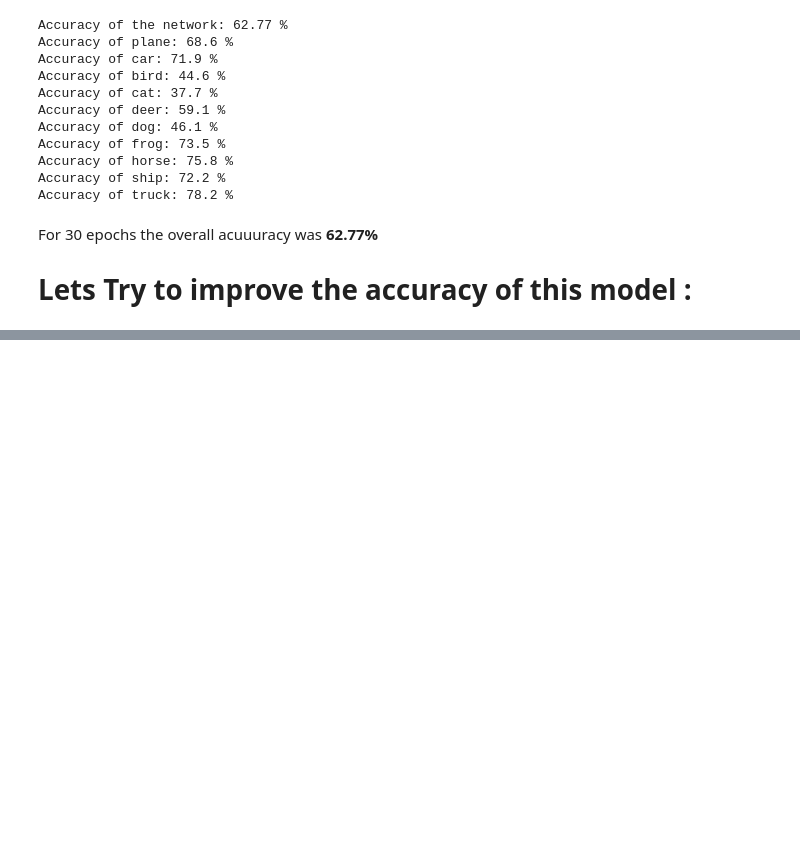
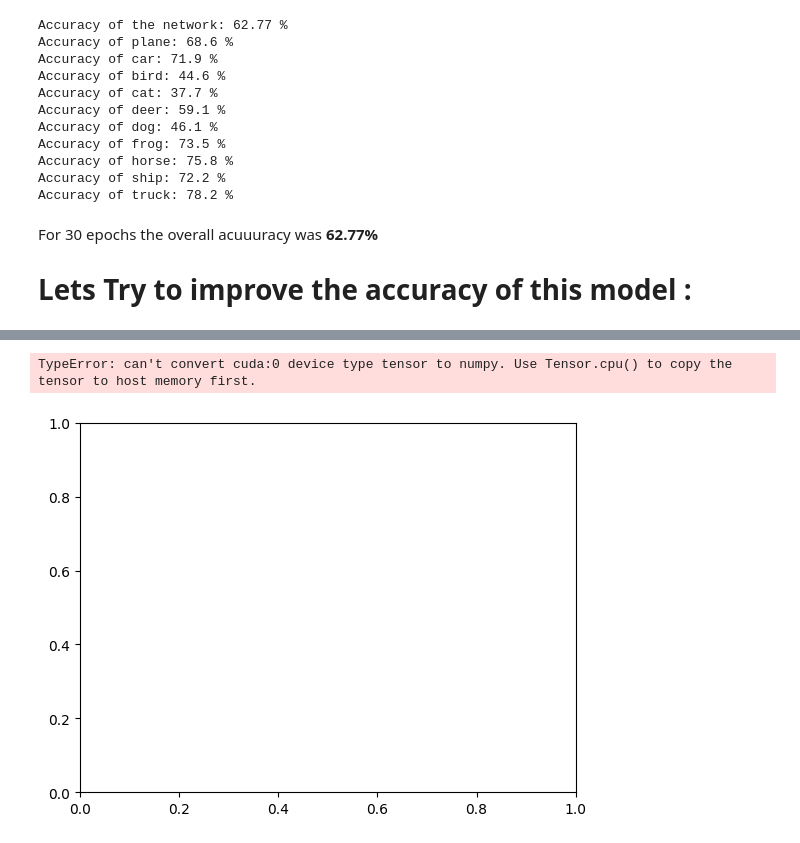
Before and after one commit to praymesh/CNN_CIFAR10, a Jupyter notebook: cifar.ipynb, the cells around one changed output, grey strips where cells are left out. Cells and saved outputs as stored; diff of their text form; code cells hidden in the pictures; blank space fills up the shorter version.

```diff
--- a/cifar.ipynb
+++ b/cifar.ipynb
@@ -161,0 +164,17 @@ For 30 epochs the overall acuuuracy was **62.77%**
+# %%
+t = transform.Compose([
+    transforms.RandomHorizontalFlip(),
+    transform.ToTensor(),
+    transform.Normalize((0.5, 0.5, 0.5), (0.5, 0.5, 0.5))
+])
+# %%
+#loading the dataset
+train_dataset = torchvision.datasets.CIFAR10(root='./data', train=True, download=True, transform=t)
+test_dataset = torchvision.datasets.CIFAR10(root='./data', train=False, download=True, transform=t)
+train_loader = torch.utils.data.DataLoader(dataset=train_dataset, batch_size=64, shuffle=True)
+test_loader = torch.utils.data.DataLoader(dataset=test_dataset, batch_size=64, shuffle=False)
+classes = ('plane', 'car', 'bird', 'cat', 'deer', 'dog', 'frog', 'horse', 'ship', 'truck')
+print(len(train_dataset))
+print(len(test_dataset))
+print(len(train_loader))
+print(len(test_loader))
@@ -162,5 +186,5 @@ For 30 epochs the overall acuuuracy was **62.77%**
 # %%
-n_epochs = 30
+n_epochs = 100
 for epoch in range(n_epochs):
     running_loss = 0.0
     for i, (inputs,labels) in enumerate(train_loader):
@@ -171,8 +195,10 @@ for epoch in range(n_epochs):
         loss.backward()
         optimizer.step()
         running_loss += loss.item()
-        if i % 100 == 99:
-            print('[%d, %5d] loss: %.3f' % (epoch + 1, i + 1, running_loss / 100))
-            running_loss = 0.0
+        if i>0 and i % 100 == 0:
+
+          print('[%d, %5d] loss: %.3f' % (epoch + 1, i + 1, running_loss / 100))  # Divide by 1000
+          running_loss = 0.0  # Reset loss
+
 
 print(' Training is complete')
@@ -178,0 +223,12 @@ print(' Training is complete')
+# %%
+
+epoch_losses = []
+
+plt.plot(range(1, len(epoch_losses) + 1), loss)
+plt.xlabel('Epoch')
+plt.ylabel('Loss')
+plt.title('Training Loss')
+plt.show()
+# %% [output]
+TypeError: can't convert cuda:0 device type tensor to numpy. Use Tensor.cpu() to copy the tensor to host memory first.
+[figure, added]
```
Also changed, not shown: parts of 5 cells of this notebook.
